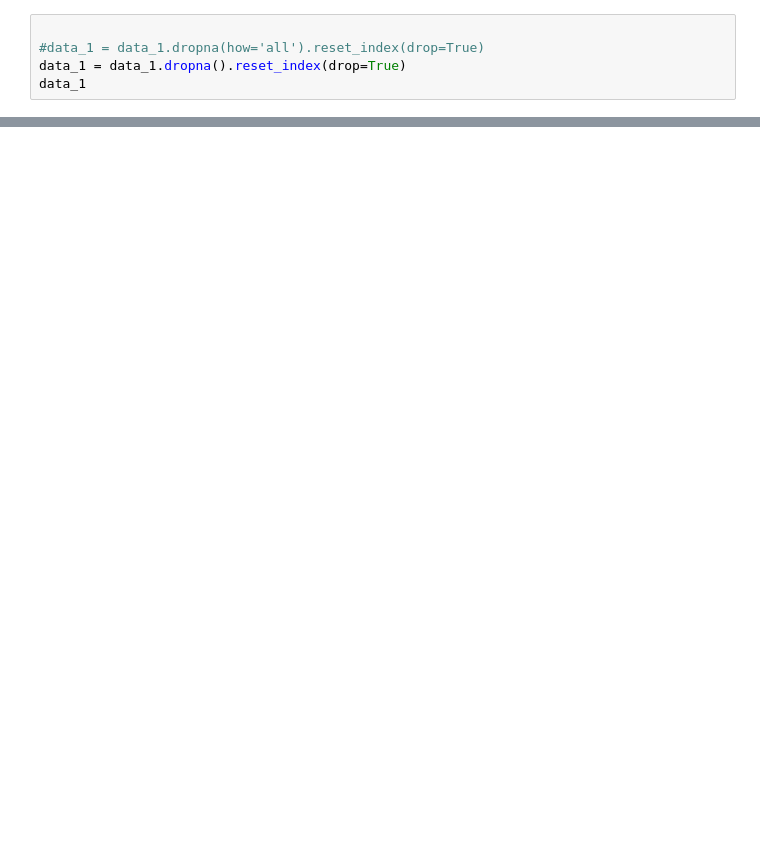
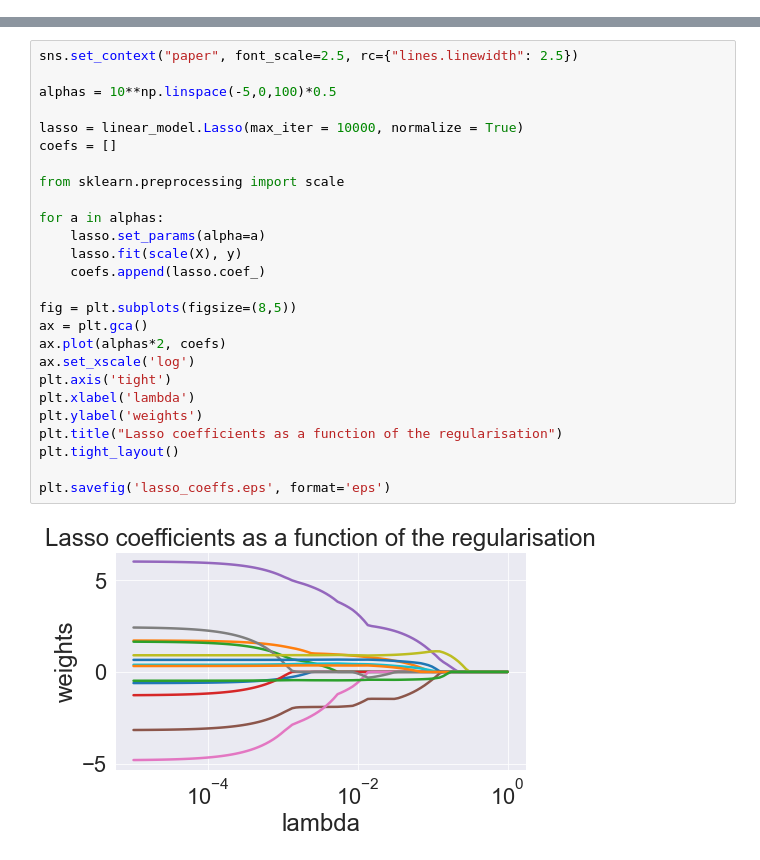
Before and after one commit to ConorCullen/ADS-Project, a Jupyter notebook: Datasets/forward_selection.ipynb, the cells around one changed output, grey strips where cells are left out. Cells and saved outputs as stored; diff of their text form; blank space fills up the shorter version.

```diff
--- a/Datasets/forward_selection.ipynb
+++ b/Datasets/forward_selection.ipynb
@@ -119,5 +118,0 @@ Column with second most NaN values in other columns: fin_inc_male
-# %%
-
-#data_1 = data_1.dropna(how='all').reset_index(drop=True)
-data_1 = data_1.dropna().reset_index(drop=True)
-data_1
@@ -414,0 +348,28 @@ Coefficients:
+# %%
+sns.set_context("paper", font_scale=2.5, rc={"lines.linewidth": 2.5})
+
+alphas = 10**np.linspace(-5,0,100)*0.5
+
+lasso = linear_model.Lasso(max_iter = 10000, normalize = True)
+coefs = []
+
+from sklearn.preprocessing import scale
+
+for a in alphas:
+    lasso.set_params(alpha=a)
+    lasso.fit(scale(X), y)
+    coefs.append(lasso.coef_)
+
+fig = plt.subplots(figsize=(8,5))
+ax = plt.gca()
+ax.plot(alphas*2, coefs)
+ax.set_xscale('log')
+plt.axis('tight')
+plt.xlabel('lambda')
+plt.ylabel('weights')
+plt.title("Lasso coefficients as a function of the regularisation")
+plt.tight_layout()
+
+plt.savefig('lasso_coeffs.eps', format='eps')
+# %% [output]
+[figure, added]
```
Also changed, not shown: parts of 18 cells of this notebook.
